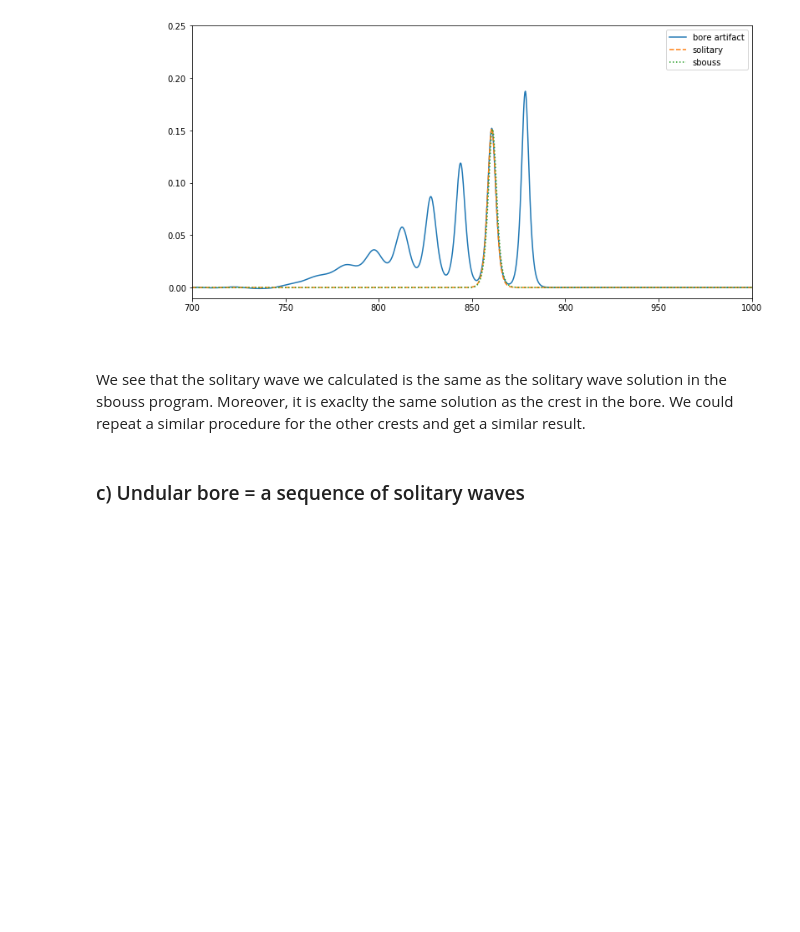
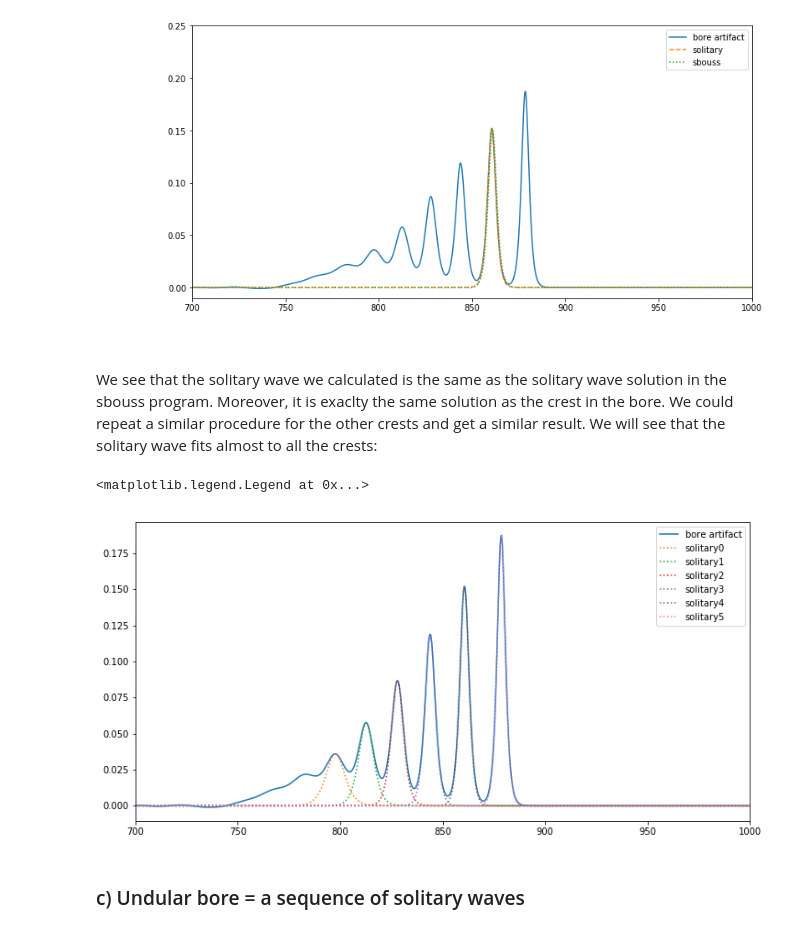
Before and after one commit to Reyna-RT/MEK9320, a Jupyter notebook: Second Assignment results.ipynb, the cells around one changed output. Saved outputs shown, nothing was run; the diff lists cells and outputs as text; code cells hidden in the pictures; blank space fills up the shorter version.

Commit message:
Many solitary waves

```diff
--- a/Second Assignment results.ipynb
+++ b/Second Assignment results.ipynb
@@ -989,7 +989,24 @@ plt.annotate('t = 20', xy=(0.25,0.82))
 Text(0.25,0.82,u't = 20')
 [figure]
 # %% [markdown]
-We see that the solitary wave we calculated is the same as the solitary wave solution in the sbouss program. Moreover, it is exaclty the same solution as the crest in the bore. We could repeat a similar procedure for the other crests and get a similar result.
+We see that the solitary wave we calculated is the same as the solitary wave solution in the sbouss program. Moreover, it is exaclty the same solution as the crest in the bore. We could repeat a similar procedure for the other crests and get a similar result. We will see that the solitary wave fits almost to all the crests:
+# %%
+fig1 = plt.figure(figsize=(12, 6))
+ax1 = fig1.add_subplot(1, 1,1)
+plt.plot(b[0],b[1], label='bore artifact' )
+ond = [780,800,820,830,850,870,900]
+for i in range(6):
+    crest = max(b[1][4*ond[i]:4*ond[i+1]])
+    x0 = list(b[1]).index(crest)
+    alpha = crest
+    argum = 0.5*np.sqrt(3*alpha)*(b[0]-b[0][x0])
+    ola = alpha*sech2(argum)
+    plt.plot(b[0],ola,':', label='solitary'+str(i))
+plt.xlim(700,1000)
+plt.legend()
+# %% [output]
+<matplotlib.legend.Legend at 0x...>
+[figure, added]
 # %% [markdown]
 ### c) Undular bore = a sequence of solitary waves
 # %% [markdown]
```
